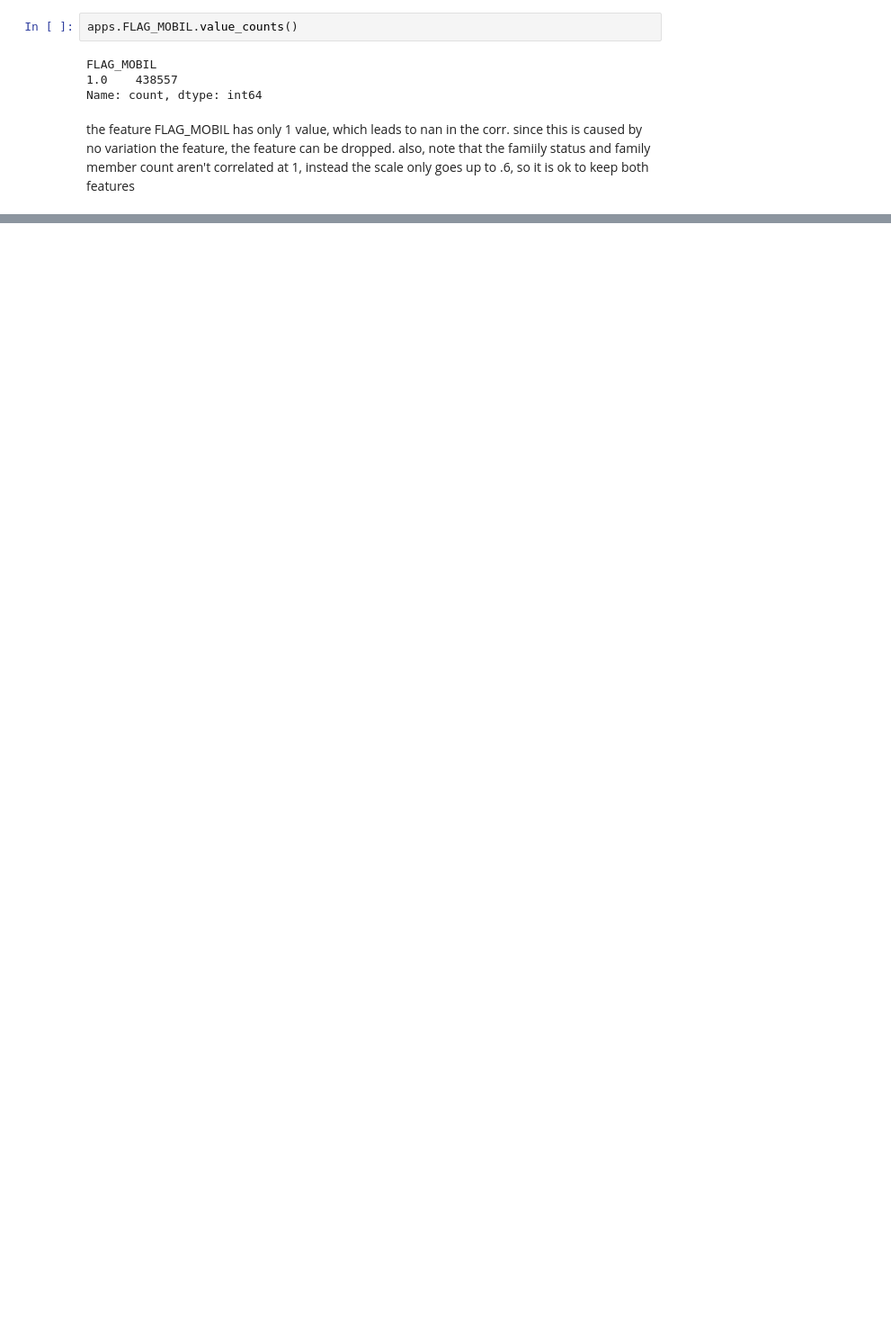
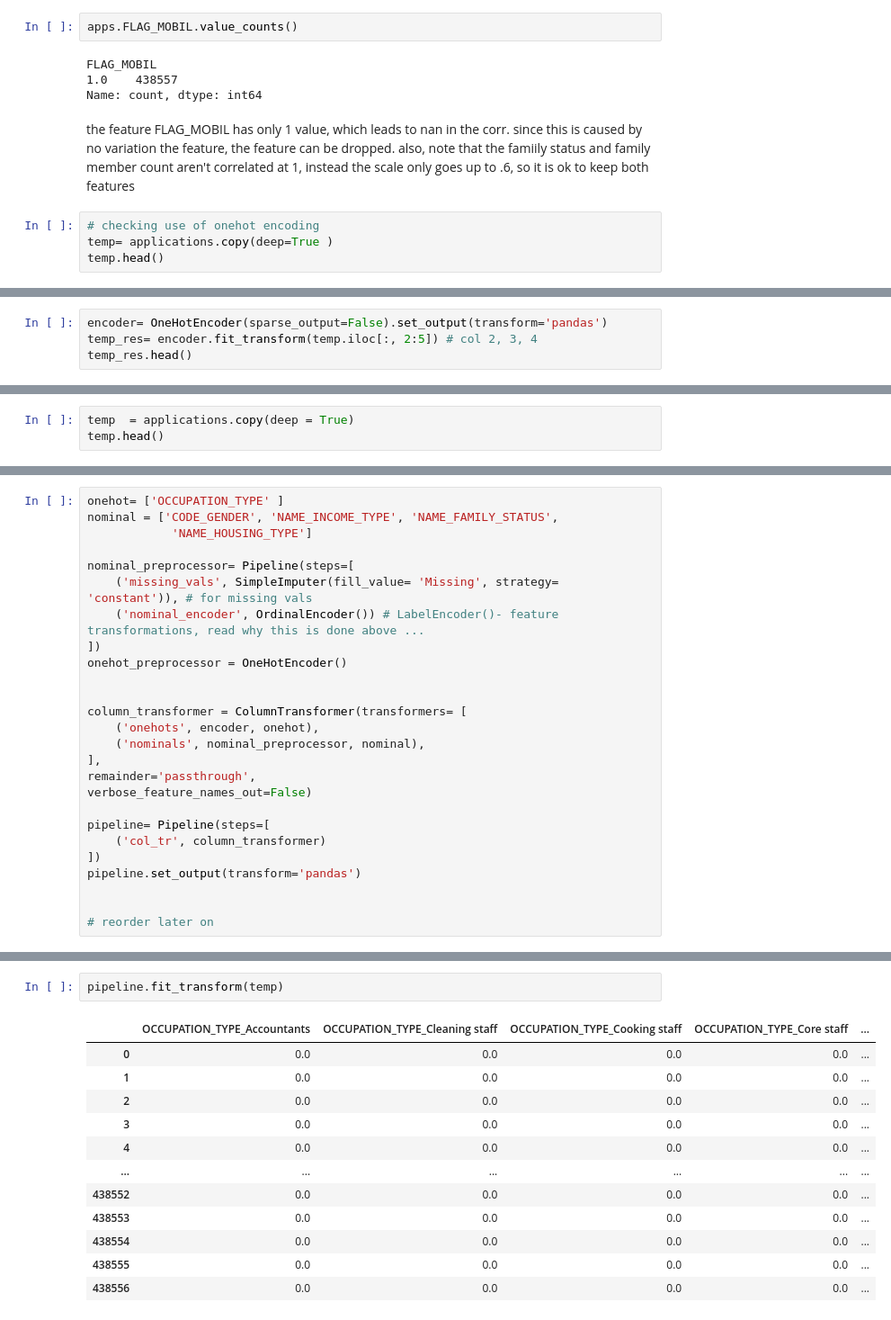
Before and after one commit to mgit00/Customer_Risk, a Jupyter notebook: data_exploration.ipynb, the cells around one changed output, grey strips where cells are left out. Shown at 90% size. Saved outputs shown, nothing was run; the diff lists cells and outputs as text; blank space fills up the shorter version.

Commit message:
encoding redone, work on ipynb exploration now

```diff
--- a/data_exploration.ipynb
+++ b/data_exploration.ipynb
@@ -551,3 +551,7 @@ Name: count, dtype: int64
 # %% [markdown]
 the feature FLAG_MOBIL has only 1 value, which leads to nan in the corr. since this is caused by no variation the feature, the feature can be dropped.
 also, note that the famiily status and family member count aren't correlated at 1, instead the scale only goes up to .6, so it is ok to keep both features
+# %%
+# checking use of onehot encoding
+temp= applications.copy(deep=True )
+temp.head()
@@ -553,0 +568,4 @@ also, note that the famiily status and family member count aren't correlated at
+# %%
+encoder= OneHotEncoder(sparse_output=False).set_output(transform='pandas')
+temp_res= encoder.fit_transform(temp.iloc[:, 2:5]) # col 2, 3, 4
+temp_res.head()
@@ -553,0 +802,3 @@ also, note that the famiily status and family member count aren't correlated at
+# %%
+temp  = applications.copy(deep = True)
+temp.head()
@@ -553,0 +812,26 @@ also, note that the famiily status and family member count aren't correlated at
+# %%
+onehot= ['OCCUPATION_TYPE' ]
+nominal = ['CODE_GENDER', 'NAME_INCOME_TYPE', 'NAME_FAMILY_STATUS',
+            'NAME_HOUSING_TYPE']
+
+nominal_preprocessor= Pipeline(steps=[
+    ('missing_vals', SimpleImputer(fill_value= 'Missing', strategy= 'constant')), # for missing vals
+    ('nominal_encoder', OrdinalEncoder()) # LabelEncoder()- feature transformations, read why this is done above ...
+])
+onehot_preprocessor = OneHotEncoder()
+
+
+column_transformer = ColumnTransformer(transformers= [
+    ('onehots', encoder, onehot),
+    ('nominals', nominal_preprocessor, nominal),
+],
+remainder='passthrough',
+verbose_feature_names_out=False)
+
+pipeline= Pipeline(steps=[
+    ('col_tr', column_transformer)
+])
+pipeline.set_output(transform='pandas')
+
+
+# reorder later on
@@ -553,0 +855,15 @@ also, note that the famiily status and family member count aren't correlated at
+# %%
+pipeline.fit_transform(temp)
+# %% [output]
+|  | OCCUPATION_TYPE_Accountants | OCCUPATION_TYPE_Cleaning staff | OCCUPATION_TYPE_Cooking staff | OCCUPATION_TYPE_Core staff | ... |
+| 0 | 0.0 | 0.0 | 0.0 | 0.0 | ... |
+| 1 | 0.0 | 0.0 | 0.0 | 0.0 | ... |
+| 2 | 0.0 | 0.0 | 0.0 | 0.0 | ... |
+| 3 | 0.0 | 0.0 | 0.0 | 0.0 | ... |
+| 4 | 0.0 | 0.0 | 0.0 | 0.0 | ... |
+| ... | ... | ... | ... | ... | ... |
+| 438552 | 0.0 | 0.0 | 0.0 | 0.0 | ... |
+| 438553 | 0.0 | 0.0 | 0.0 | 0.0 | ... |
+| 438554 | 0.0 | 0.0 | 0.0 | 0.0 | ... |
+| 438555 | 0.0 | 0.0 | 0.0 | 0.0 | ... |
+| 438556 | 0.0 | 0.0 | 0.0 | 0.0 | ... |
```
Also changed, not shown: parts of 22 cells of this notebook, 3 other files.
